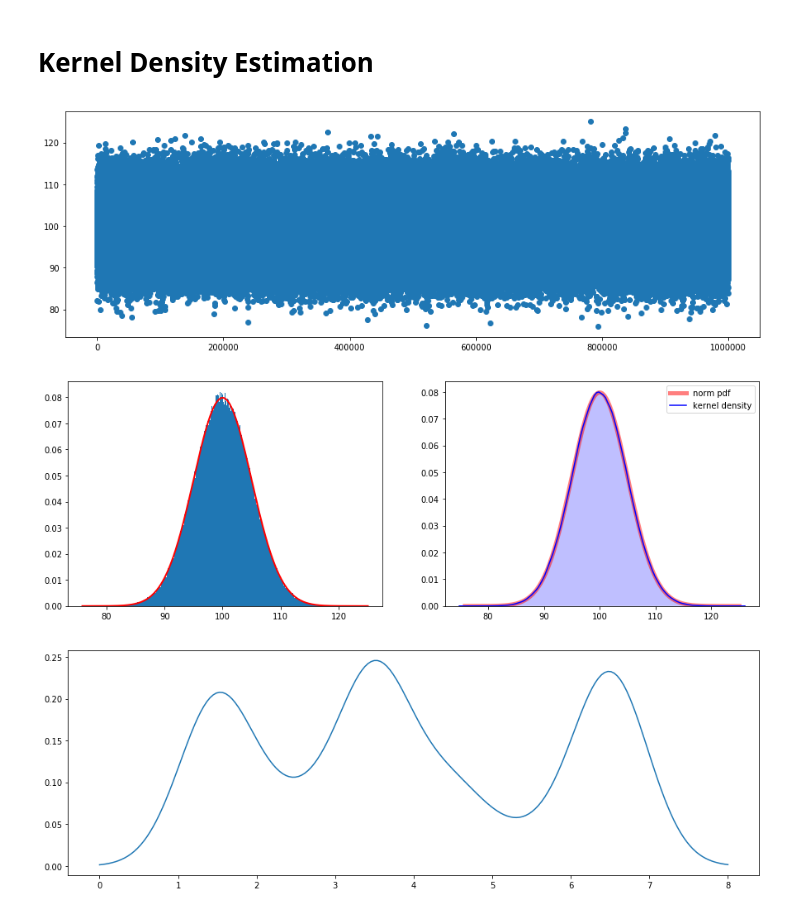
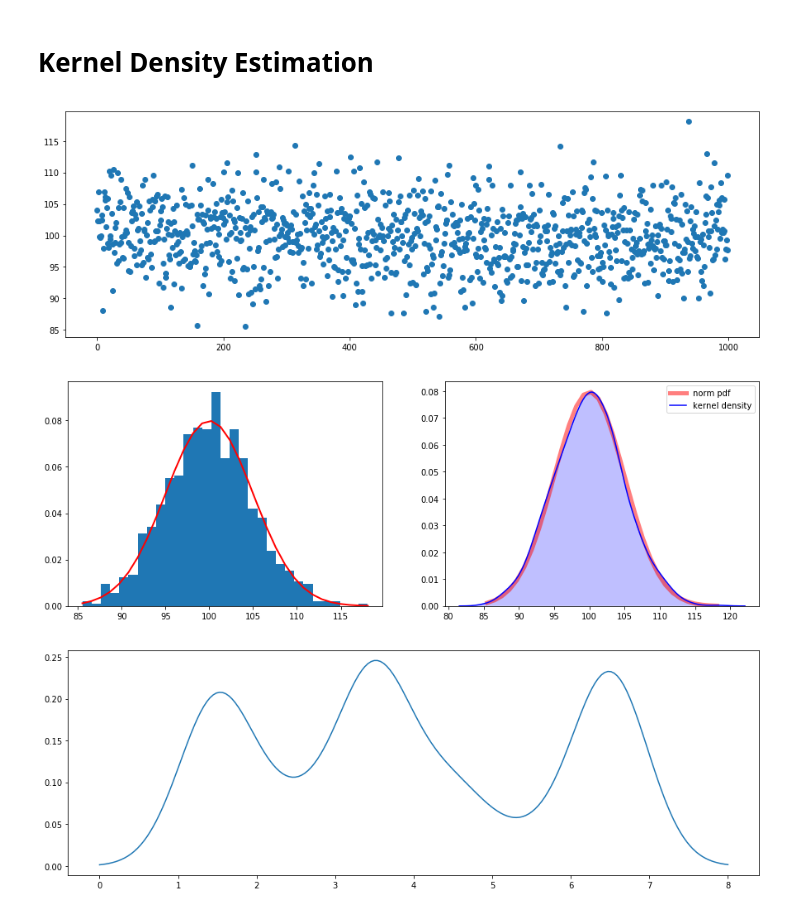
Before and after one commit to SeadogAhn/Statistics, a Jupyter notebook: Kernel Density Estimation.ipynb, the cells around one changed output. Drawn from its saved outputs; the diff is of its cells as text; code cells hidden in the pictures.

```diff
--- a/Kernel Density Estimation.ipynb
+++ b/Kernel Density Estimation.ipynb
@@ -11,22 +11,22 @@ plot_pic_width = 15
 plot_pic_height = 5
 # %%
 # Random Noramal
-nsize = 1000000
+nsize = 1000
 mu = 100
 sigma = 5
 x = np.random.normal(mu, sigma, nsize)
 
 plt.figure(figsize=(plot_pic_width,plot_pic_height))
 plt.plot(x, 'o')
 fig, axs = plt.subplots(1,2, figsize=(plot_pic_width,plot_pic_height))
 count, bins, ignored = axs[0].hist(x, int(math.sqrt(len(x))), density = True, label='histogram')
 axs[0].plot(bins, 1/(sigma * np.sqrt(2 * np.pi)) * np.exp( - (bins - mu)**2 / (2 * sigma**2) ), linewidth=2, color='r', label='norm pdf')
 axs[1].plot(bins, stats.norm.pdf(bins, mu, sigma), color='r', lw=5, alpha=0.5, label='norm pdf')
 axs[1] = sns.kdeplot(x, shade=True, color="b", label='kernel density')
 plt.show()
 # %% [output]
-[figure, old version]
+[figure, new version]
-[figure, old version]
+[figure, new version]
 # %%
 from scipy.stats import gaussian_kde
 
```
Also changed, not shown: 1 other file.
